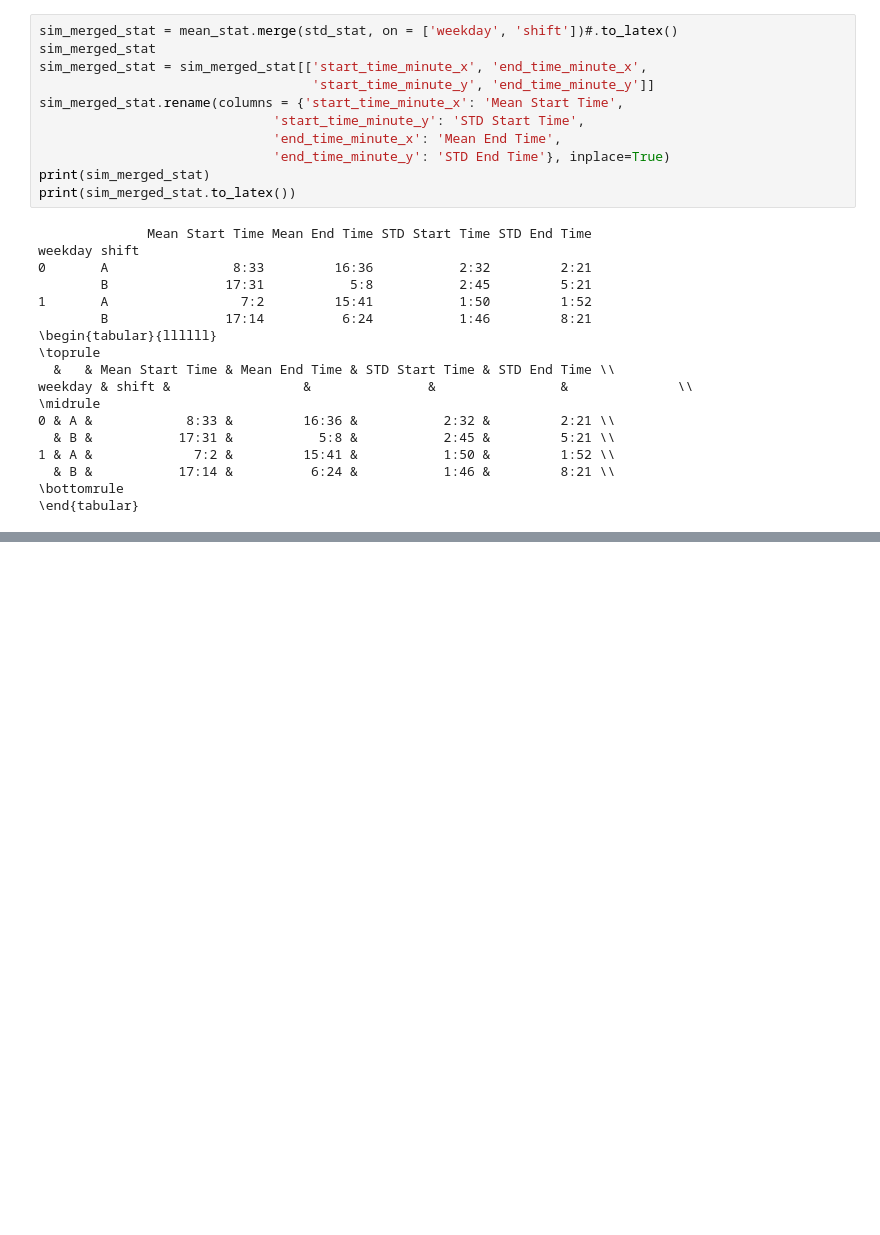
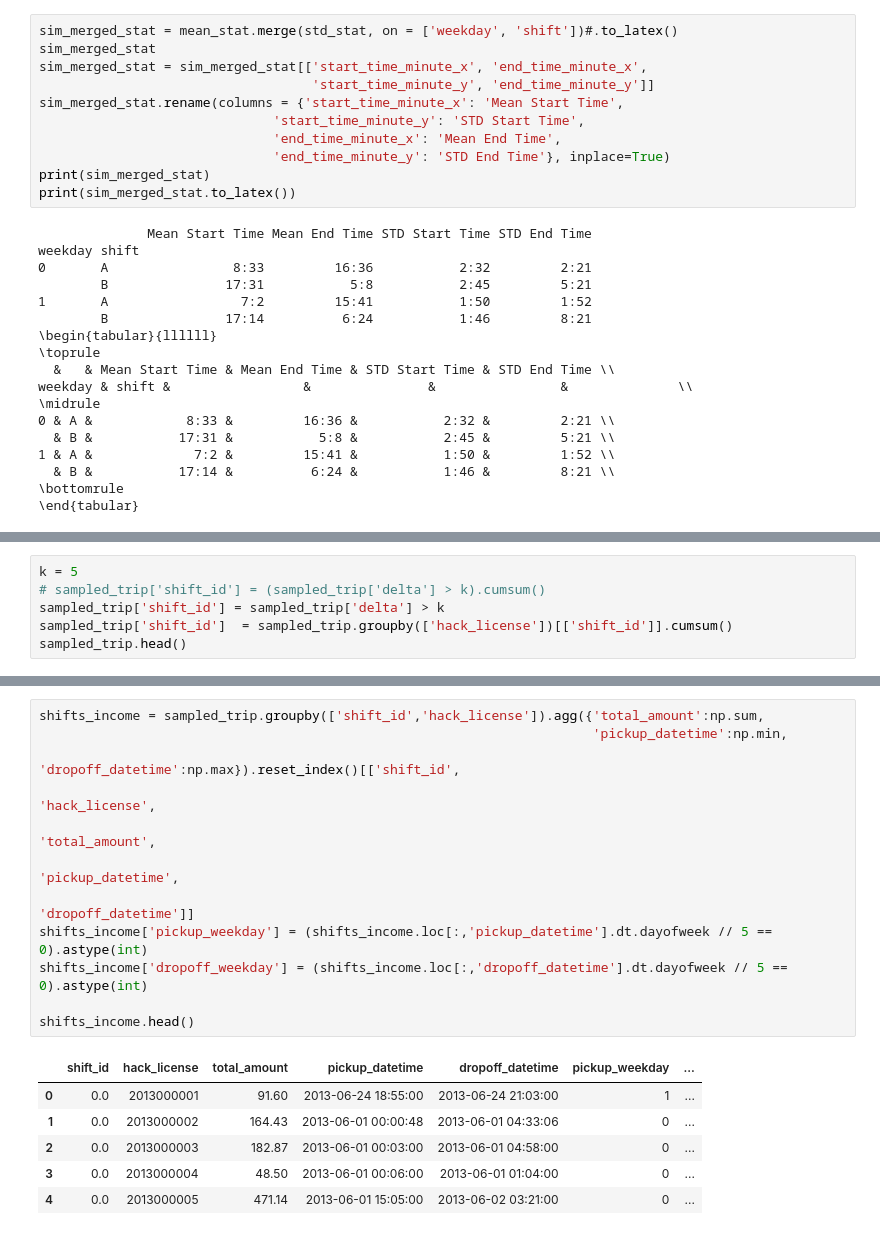
Before and after one commit to skyetim/didi-vehicle-repositioning-strategy, a Jupyter notebook: notebooks/EDA_activetime_dist.ipynb, the cells around one changed output, grey strips where cells are left out. Cells and saved outputs as stored; diff of their text form; blank space fills up the shorter version.

```diff
--- a/notebooks/EDA_activetime_dist.ipynb
+++ b/notebooks/EDA_activetime_dist.ipynb
@@ -1250,0 +1246,6 @@ weekday & shift &                 &               &                &
+# %%
+k = 5
+# sampled_trip['shift_id'] = (sampled_trip['delta'] > k).cumsum()
+sampled_trip['shift_id'] = sampled_trip['delta'] > k
+sampled_trip['shift_id']  = sampled_trip.groupby(['hack_license'])[['shift_id']].cumsum()
+sampled_trip.head()
@@ -1250,0 +1260,19 @@ weekday & shift &                 &               &                &
+# %%
+shifts_income = sampled_trip.groupby(['shift_id','hack_license']).agg({'total_amount':np.sum,
+                                                                       'pickup_datetime':np.min,
+                                                                       'dropoff_datetime':np.max}).reset_index()[['shift_id',
+                                                                                                                  'hack_license',
+                                                                                                                  'total_amount',
+                                                                                                                  'pickup_datetime',
+                                                                                                                  'dropoff_datetime']]
+shifts_income['pickup_weekday'] = (shifts_income.loc[:,'pickup_datetime'].dt.dayofweek // 5 == 0).astype(int)
+shifts_income['dropoff_weekday'] = (shifts_income.loc[:,'dropoff_datetime'].dt.dayofweek // 5 == 0).astype(int)
+
+shifts_income.head()
+# %% [output]
+|  | shift_id | hack_license | total_amount | pickup_datetime | dropoff_datetime | pickup_weekday | ... |
+| 0 | 0.0 | 2013000001 | 91.60 | 2013-06-24 18:55:00 | 2013-06-24 21:03:00 | 1 | ... |
+| 1 | 0.0 | 2013000002 | 164.43 | 2013-06-01 00:00:48 | 2013-06-01 04:33:06 | 0 | ... |
+| 2 | 0.0 | 2013000003 | 182.87 | 2013-06-01 00:03:00 | 2013-06-01 04:58:00 | 0 | ... |
+| 3 | 0.0 | 2013000004 | 48.50 | 2013-06-01 00:06:00 | 2013-06-01 01:04:00 | 0 | ... |
+| 4 | 0.0 | 2013000005 | 471.14 | 2013-06-01 15:05:00 | 2013-06-02 03:21:00 | 0 | ... |
```
Also changed, not shown: parts of 12 cells of this notebook.
